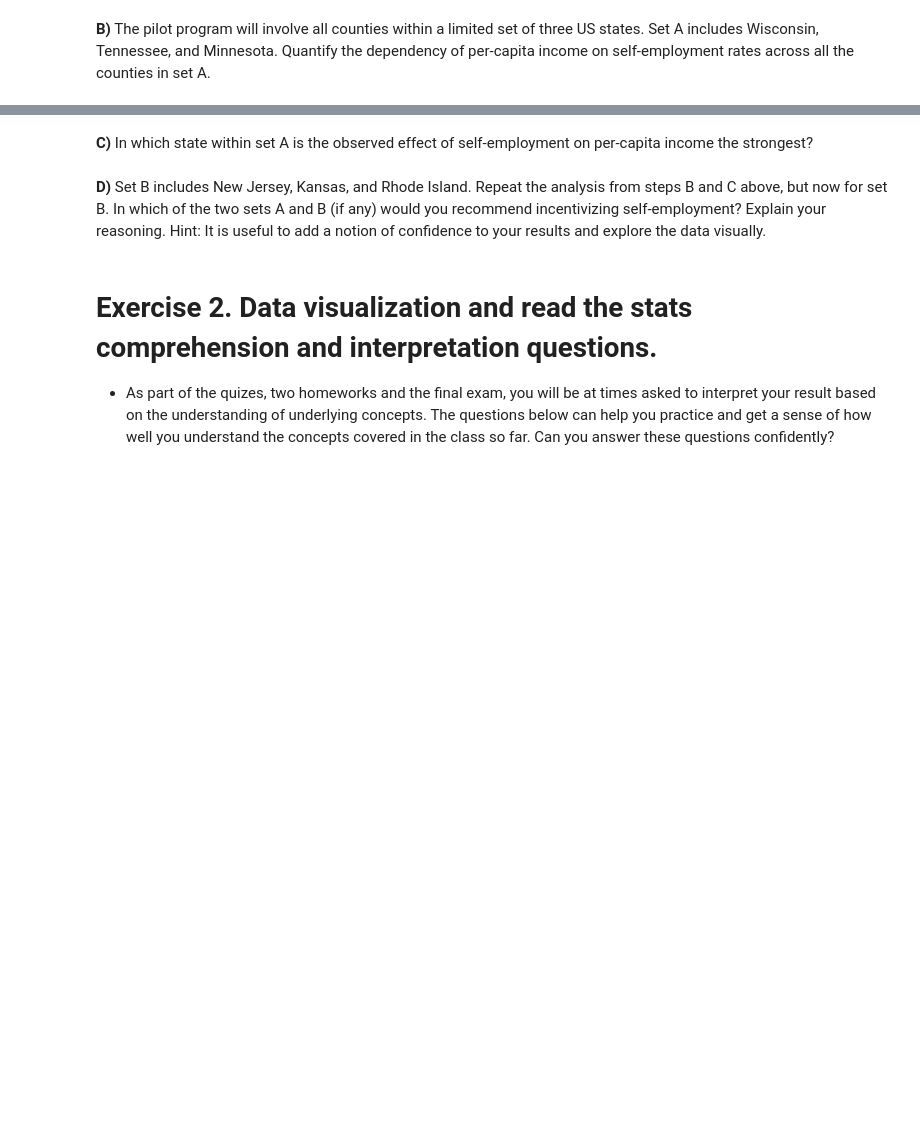
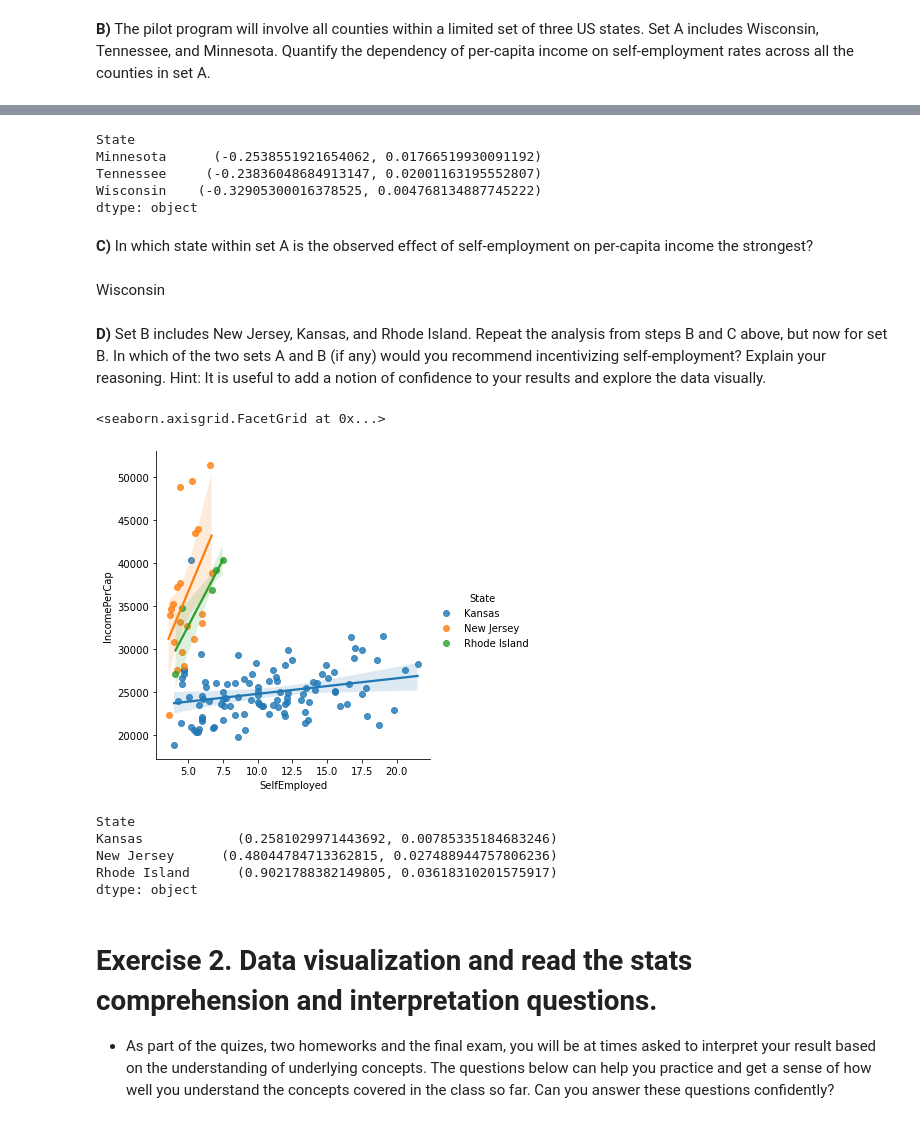
Before and after one commit to frasalvi/ADA21, a Jupyter notebook: Tutorials/03 - Describing data/Describing_data_exercise.ipynb, the cells around one changed output, grey strips where cells are left out. Drawn from its saved outputs; the diff is of its cells as text; code cells hidden in the pictures; blank space fills up the shorter version.

```diff
--- a/Tutorials/03 - Describing data/Describing_data_exercise.ipynb
+++ b/Tutorials/03 - Describing data/Describing_data_exercise.ipynb
@@ -173,2 +196,10 @@ Since it is unethical and impossible in this setting to run a controlled experim
+# %%
+df_setA.groupby('State').apply(lambda state: stats.pearsonr(state['SelfEmployed'], state['IncomePerCap']))
+# %% [output]
+State
+Minnesota      (-0.2538551921654062, 0.01766519930091192)
+Tennessee     (-0.23836048684913147, 0.02001163195552807)
+Wisconsin    (-0.32905300016378525, 0.004768134887745222)
+dtype: object
 # %% [markdown]
 **C)** In which state within set A is the observed effect of self-employment on per-capita income the strongest?
@@ -177,2 +206,4 @@ Since it is unethical and impossible in this setting to run a controlled experim
+# %% [markdown]
+Wisconsin
 # %% [markdown]
 **D)** Set B includes New Jersey, Kansas, and Rhode Island. Repeat the analysis from steps B and C above, but now for set B. In which of the two sets A and B (if any) would you recommend incentivizing self-employment? Explain your reasoning. Hint: It is useful to add a notion of confidence to your results and explore the data visually.
@@ -181,3 +210,18 @@ Since it is unethical and impossible in this setting to run a controlled experim
+# %%
+### your code and or answer here ###
+df_setB = df[df.State.isin(['New Jersey', 'Kansas', 'Rhode Island'])]
+sns.lmplot(x='SelfEmployed', y='IncomePerCap', hue='State', data=df_setB)
+# %% [output]
+<seaborn.axisgrid.FacetGrid at 0x...>
+[figure, added]
+# %%
+df_setB.groupby('State').apply(lambda state: stats.pearsonr(state['SelfEmployed'], state['IncomePerCap']))
+# %% [output]
+State
+Kansas            (0.2581029971443692, 0.00785335184683246)
+New Jersey      (0.48044784713362815, 0.027488944757806236)
+Rhode Island      (0.9021788382149805, 0.03618310201575917)
+dtype: object
 # %% [markdown]
 # Exercise 2. Data visualization and read the stats comprehension and interpretation questions.
 
```
Also changed, not shown: parts of 12 cells of this notebook.
